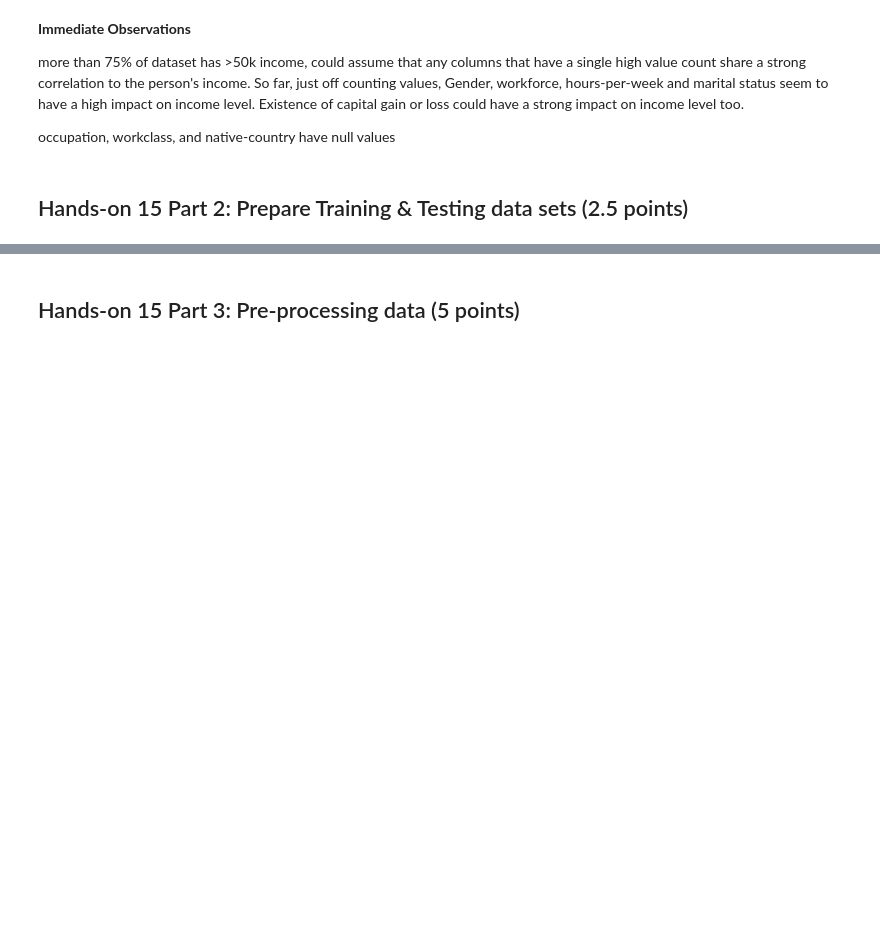
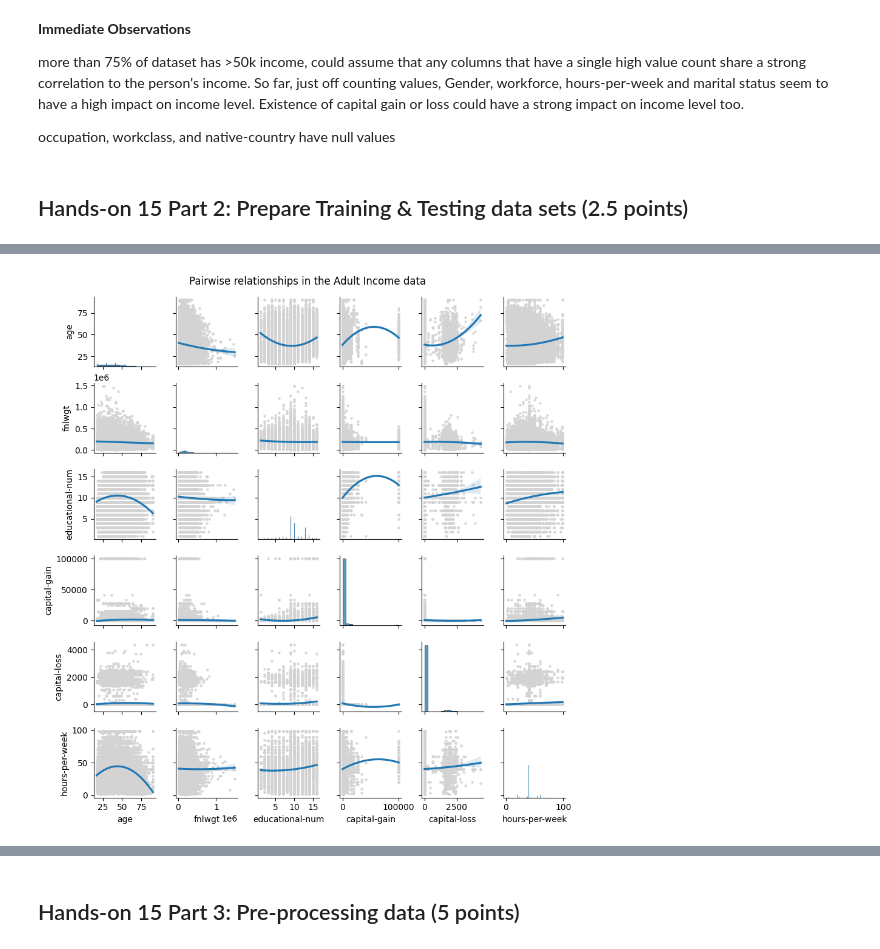
Before and after one commit to V31T/ML_INTRO_CS133, a Jupyter notebook: HENRY_PHAM_CS133_ho15_ho16.ipynb, the cells around one changed output, grey strips where cells are left out. Cells and saved outputs as stored; diff of their text form; code cells hidden in the pictures; blank space fills up the shorter version.

```diff
--- a/HENRY_PHAM_CS133_ho15_ho16.ipynb
+++ b/HENRY_PHAM_CS133_ho15_ho16.ipynb
@@ -188,0 +208,12 @@ occupation, workclass, and native-country have null values
+# %%
+#Computing standard correlation coefficients (Pearson's r)
+
+g=sns.pairplot(
+    data=df,
+    kind="reg", # regression
+    plot_kws={"scatter_kws":{"color":"lightgrey", "s":5}, "order":2},
+    height=1.5 # make the individual plots small
+);
+g.figure.suptitle("Pairwise relationships in the Adult Income data", y=1.02);
+# %% [output]
+[figure, added]
```
Also changed, not shown: parts of 4 cells of this notebook, 2 other files.
